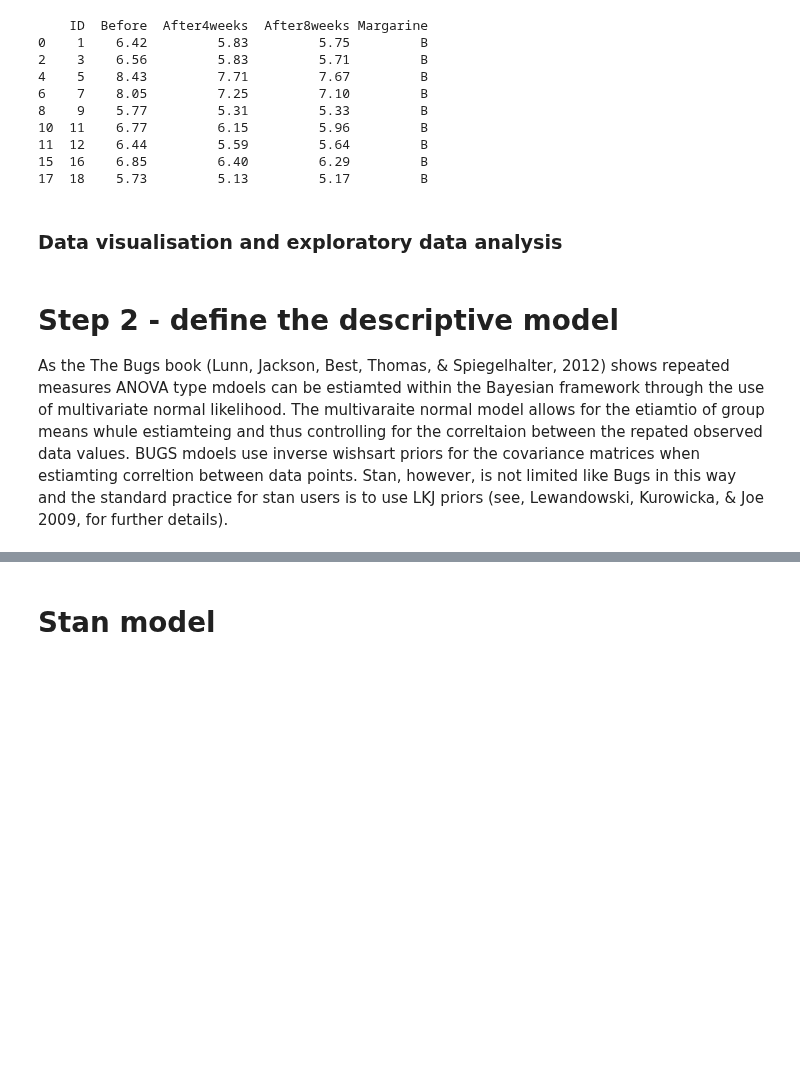
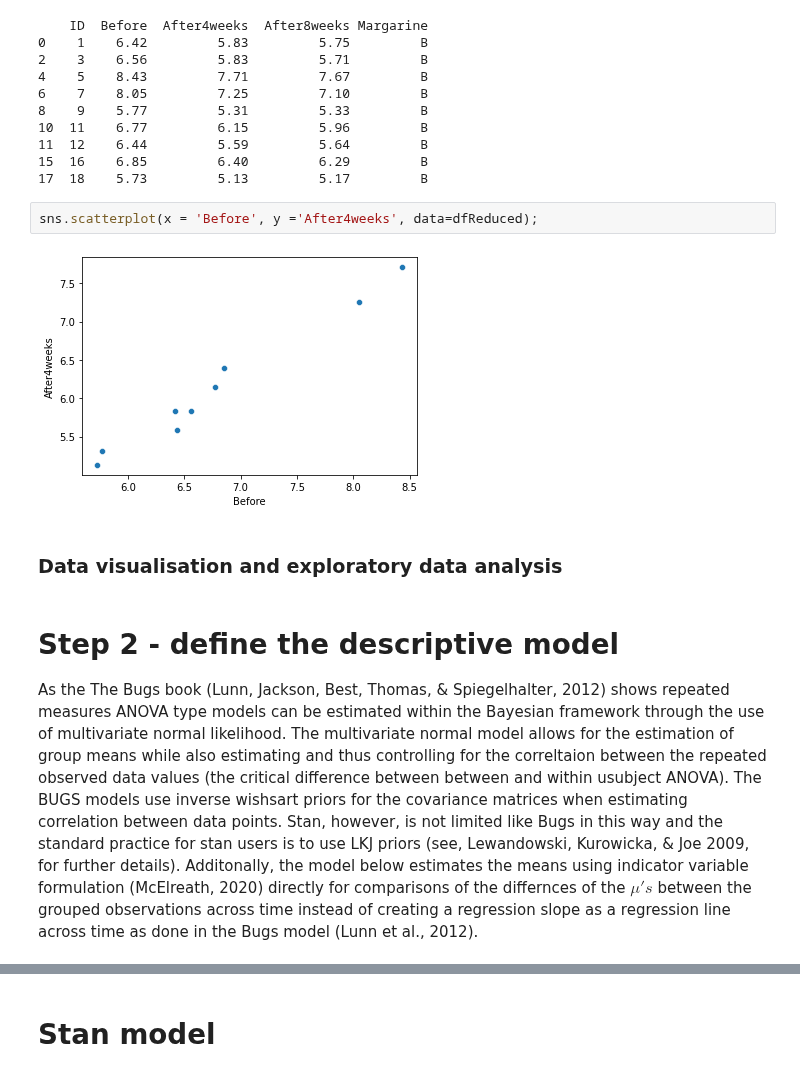
Before and after one commit to ebrlab/Statistical-methods-for-research-workers-bayes-for-psychologists-and-neuroscientists, a Jupyter notebook: wip/Within subject ANOVA.ipynb, the cells around one changed output, grey strips where cells are left out. Drawn from its saved outputs; the diff is of its cells as text; blank space fills up the shorter version.

```diff
--- a/wip/Within subject ANOVA.ipynb
+++ b/wip/Within subject ANOVA.ipynb
@@ -107,9 +104,13 @@ print(dfReduced)
 11  12    6.44         5.59         5.64         B
 15  16    6.85         6.40         6.29         B
 17  18    5.73         5.13         5.17         B
+# %%
+sns.scatterplot(x = 'Before', y ='After4weeks', data=dfReduced);
+# %% [output]
+[figure, added]
 # %% [markdown]
 ### Data visualisation and exploratory data analysis
 # %% [markdown]
 # Step 2 - define the descriptive model
 
-As the The Bugs book (Lunn, Jackson, Best, Thomas, & Spiegelhalter, 2012) shows repeated measures ANOVA type mdoels can be  estiamted within the Bayesian framework through the use of multivariate normal likelihood. The multivaraite normal model allows for the etiamtio of group means whule estiamteing and thus controlling for the correltaion between the repated observed data values. BUGS mdoels use inverse wishsart priors for the covariance matrices when estiamting correltion between data points. Stan, however, is not limited like Bugs in this way and the standard practice for stan users is to use LKJ priors (see, Lewandowski, Kurowicka, & Joe 2009, for further details).
+As the The Bugs book (Lunn, Jackson, Best, Thomas, & Spiegelhalter, 2012) shows repeated measures ANOVA type models can be  estimated within the Bayesian framework through the use of multivariate normal likelihood. The multivariate normal model allows for the estimation of group means while also estimating and thus controlling for the correltaion between the repeated observed data values (the critical difference between between and within usubject ANOVA). The BUGS models use inverse wishsart priors for the covariance matrices when estimating correlation between data points. Stan, however, is not limited like Bugs in this way and the standard practice for stan users is to use LKJ priors (see, Lewandowski, Kurowicka, & Joe 2009, for further details). Additonally, the model below estimates the means using indicator variable formulation (McElreath, 2020) directly for comparisons of the differnces of the  $\mu's$ between the grouped observations across time instead of creating a regression slope as a regression line across time as done in the Bugs model (Lunn et al., 2012).
```
Also changed, not shown: parts of 33 cells of this notebook, 2 other files.
